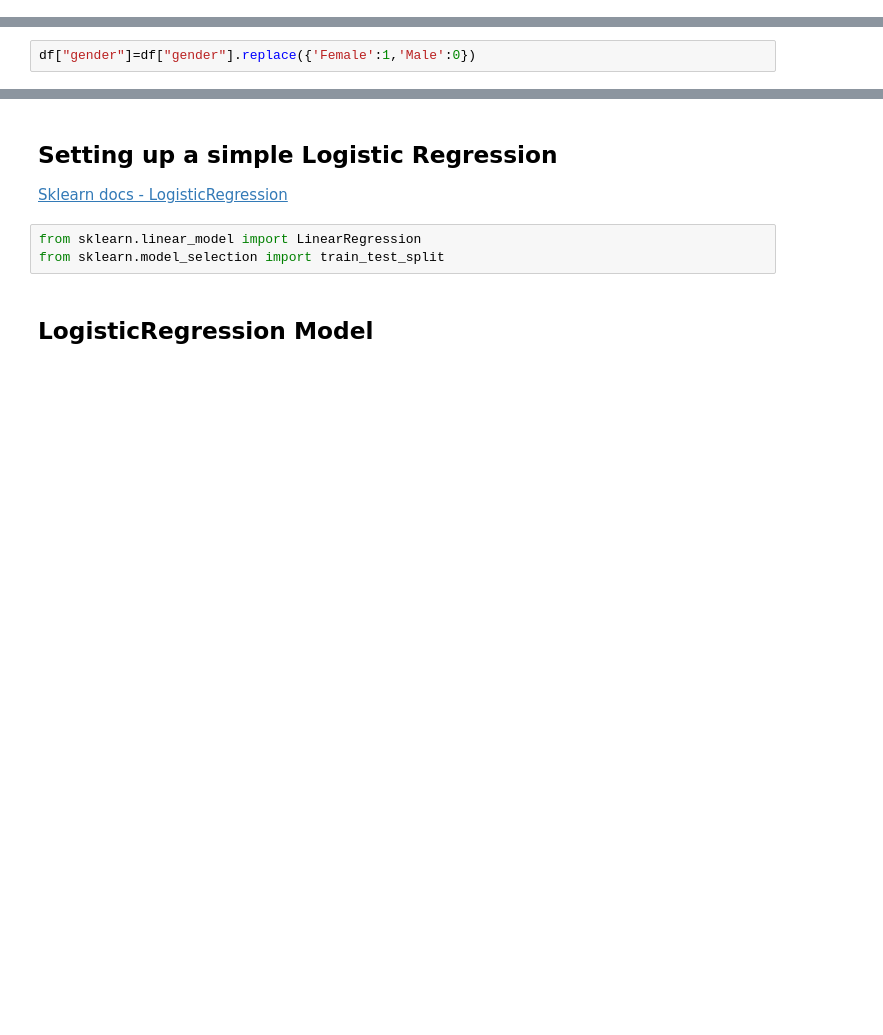
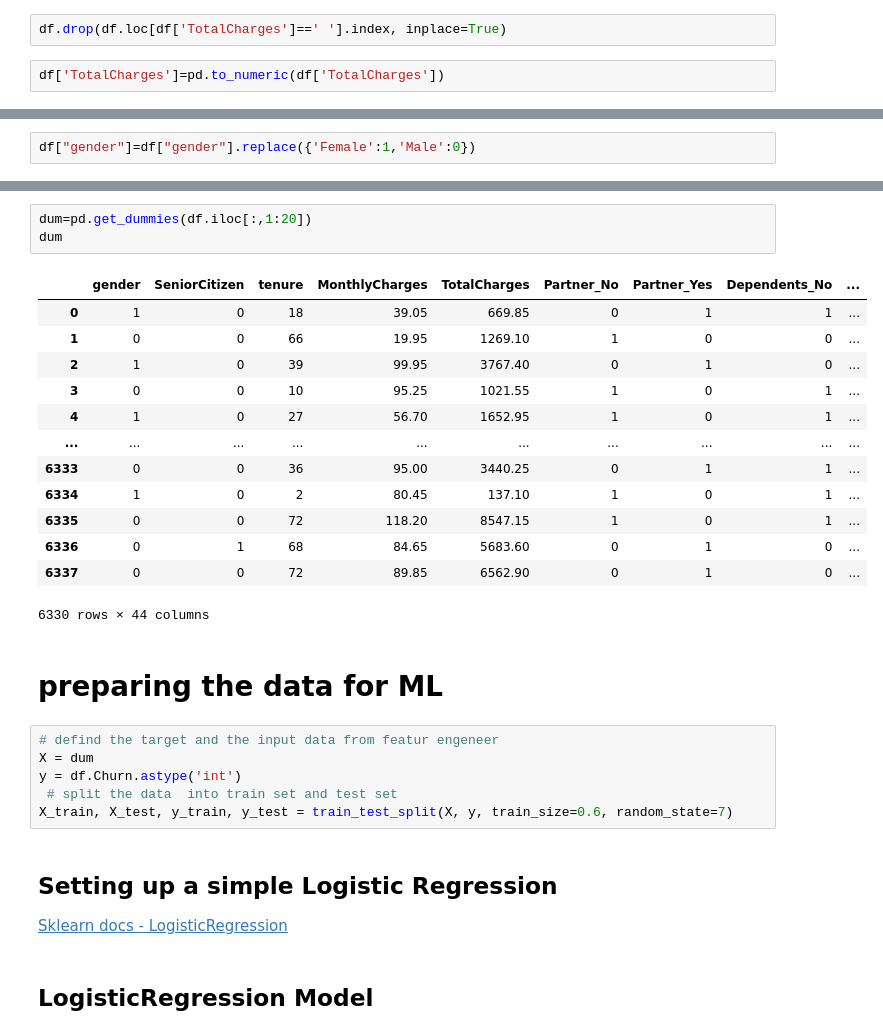
Before and after one commit to helah20/Machine_learning, a Jupyter notebook: Copy_of_01_case_study_setup.ipynb, the cells around one changed output, grey strips where cells are left out. Cells and saved outputs as stored; diff of their text form; blank space fills up the shorter version.

```diff
--- a/Copy_of_01_case_study_setup.ipynb
+++ b/Copy_of_01_case_study_setup.ipynb
@@ -115,3 +165,7 @@ Name: SeniorCitizen, dtype: int64
+# %%
+df.drop(df.loc[df['TotalCharges']==' '].index, inplace=True)
+# %%
+df['TotalCharges']=pd.to_numeric(df['TotalCharges'])
 # %%
 # train["Churn"] = train["Churn"].replace({'Yes':1,'No':0})
 df["Churn"] = df["Churn"].replace({'Yes':1,'No':0})
@@ -138,8 +174,30 @@ df[['SeniorCitizen','Churn', 'gender']]
+# %%
+dum=pd.get_dummies(df.iloc[:,1:20])
+dum
+# %% [output]
+|  | gender | SeniorCitizen | tenure | MonthlyCharges | TotalCharges | Partner_No | Partner_Yes | Dependents_No | ... |
+| 0 | 1 | 0 | 18 | 39.05 | 669.85 | 0 | 1 | 1 | ... |
+| 1 | 0 | 0 | 66 | 19.95 | 1269.10 | 1 | 0 | 0 | ... |
+| 2 | 1 | 0 | 39 | 99.95 | 3767.40 | 0 | 1 | 0 | ... |
+| 3 | 0 | 0 | 10 | 95.25 | 1021.55 | 1 | 0 | 1 | ... |
+| 4 | 1 | 0 | 27 | 56.70 | 1652.95 | 1 | 0 | 1 | ... |
+| ... | ... | ... | ... | ... | ... | ... | ... | ... | ... |
+| 6333 | 0 | 0 | 36 | 95.00 | 3440.25 | 0 | 1 | 1 | ... |
+| 6334 | 1 | 0 | 2 | 80.45 | 137.10 | 1 | 0 | 1 | ... |
+| 6335 | 0 | 0 | 72 | 118.20 | 8547.15 | 1 | 0 | 1 | ... |
+| 6336 | 0 | 1 | 68 | 84.65 | 5683.60 | 0 | 1 | 0 | ... |
+| 6337 | 0 | 0 | 72 | 89.85 | 6562.90 | 0 | 1 | 0 | ... |
+6330 rows × 44 columns
+# %% [markdown]
+# **preparing the data for ML**
+# %%
+# defind the target and the input data from featur engeneer
+X = dum
+y = df.Churn.astype('int')
+ # split the data  into train set and test set
+X_train, X_test, y_train, y_test = train_test_split(X, y, train_size=0.6, random_state=7)
 # %% [markdown]
 ## Setting up a simple Logistic Regression
 [Sklearn docs - LogisticRegression](https://scikit-learn.org/stable/modules/generated/sklearn.linear_model.LogisticRegression.html)
-# %%
-from sklearn.linear_model import LinearRegression
-from sklearn.model_selection import train_test_split
 # %% [markdown]
 ## **LogisticRegression Model**
```
Also changed, not shown: parts of 92 cells of this notebook.
